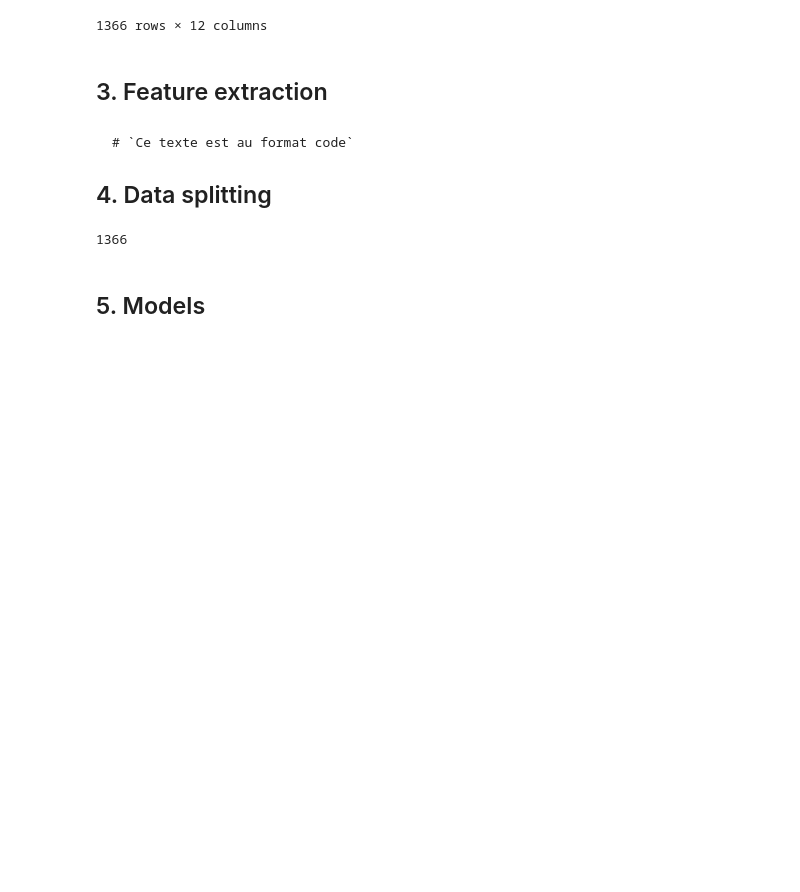
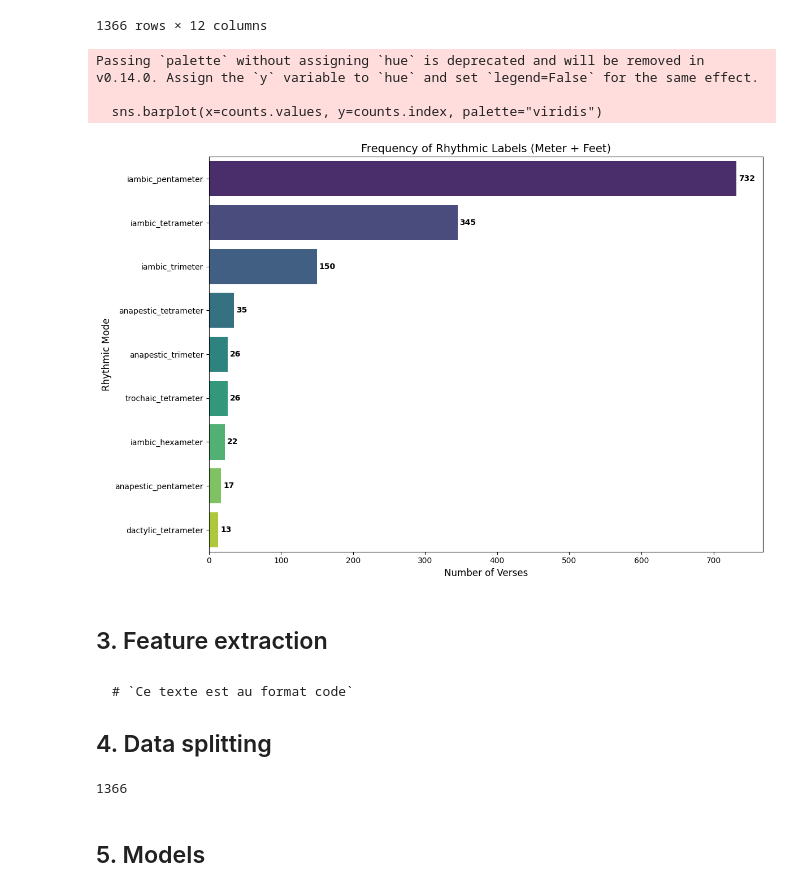
Before and after one commit to TitienBernard/Automatic-classification-of-English-poetry-by-metre, a Jupyter notebook: comparing_models.ipynb, the cells around one changed output. Cells and saved outputs as stored; diff of their text form; code cells hidden in the pictures; blank space fills up the shorter version.

```diff
--- a/comparing_models.ipynb
+++ b/comparing_models.ipynb
@@ -105,6 +106,32 @@ df
 | 1364 | Then battle for freedom wherever ... | --+--+--+--+ | -+--+--+--+ | Then bat|tle for free|dom where|v... | tetrameter | anapestic | 7 | When a Man Hath No Freedom(1820) | George Gordon, Lord Byron | ... |
 | 1365 | And if not shot or hanged you'll ... | --+--+--+ | --+--+--+- | And if not |shot or hanged |you'l... | trimeter | anapestic | 8 | When a Man Hath No Freedom(1820) | George Gordon, Lord Byron | ... |
 1366 rows × 12 columns
+# %%
+df["label_full"] = df["meter_quality"].str.lower() + "_" + df["feet_number"].str.lower()
+
+# Calculate frequencies[cite: 1, 2]
+counts = df["label_full"].value_counts()
+
+# Set up the visualization
+plt.figure(figsize=(12, 8))
+sns.barplot(x=counts.values, y=counts.index, palette="viridis")
+
+# Add chart details
+plt.title("Frequency of Rhythmic Labels (Meter + Feet)", fontsize=14)
+plt.xlabel("Number of Verses", fontsize=12)
+plt.ylabel("Rhythmic Mode", fontsize=12)
+
+# Annotate bars with the exact count
+for i, v in enumerate(counts.values):
+    plt.text(v + 3, i, str(v), va='center', fontweight='bold')
+
+plt.tight_layout()
+plt.show()
+# %% [output]
+Passing `palette` without assigning `hue` is deprecated and will be removed in v0.14.0. Assign the `y` variable to `hue` and set `legend=False` for the same effect.
+
+  sns.barplot(x=counts.values, y=counts.index, palette="viridis")
+[figure, added]
 # %% [markdown]
 ## 3. Feature extraction
 # %%
```
Also changed, not shown: parts of 1 cell of this notebook.
